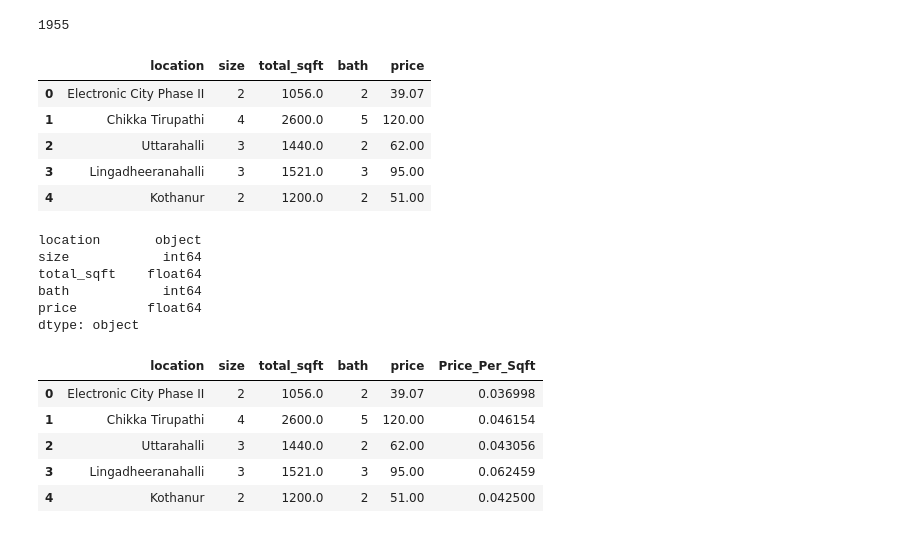
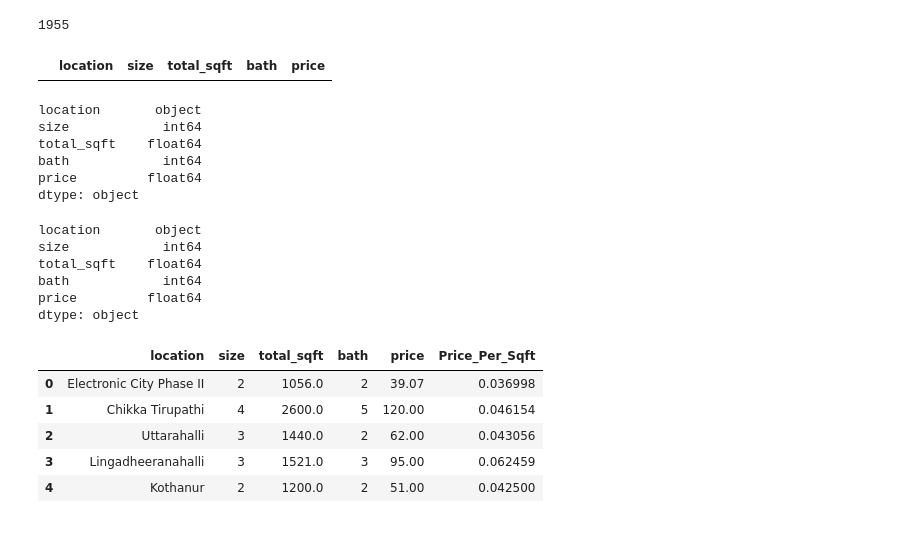
Before and after one commit to msiddhesh/A_Real_Estate_price_Prediction_Project, a Jupyter notebook: Project.ipynb, the cells around one changed output. Saved outputs shown, nothing was run; the diff lists cells and outputs as text; code cells hidden in the pictures.

Commit message:
Project code

```diff
--- a/Project.ipynb
+++ b/Project.ipynb
@@ -12,7 +13,7 @@ import matplotlib.pyplot as plt
 matplotlib.rcParams["figure.figsize"] = (20,10)
 # %%
 #Importing Required Dataset
-data = pd.read_csv("/home/sidd/cmi/my work/A_Real_Estate_price_Prediction_Project/bengaluru_house_prices.csv")
+data = pd.read_csv("/home/sidd/sidd/cmi/my work/A_Real_Estate_price_Prediction_Project/bengaluru_house_prices.csv")
 # %%
 #Data Head
 data.head()
@@ -170,4 +171,11 @@ data_1["bath"].unique()
 # %% [output]
 array([ 2,  5,  3,  4,  6,  1,  9,  8,  7, 11, 10, 14, 27, 12, 16, 40, 15,
        13, 18])
+# %%
+def is_float(x):
+    try:
+        float(x)
+    except:
+        return False
+    return True
 # %%
@@ -202,14 +219,9 @@ data_2 = data_1.copy()
 data_2.total_sqft = data_2.total_sqft.apply(convert_sqft_to_num)
 data_2 = data_2[data_2.total_sqft.notnull()]
 # %%
-data_2.head()
+data_2[~data_2['total_sqft'].apply(is_float)].head(10)
 # %% [output]
 |  | location | size | total_sqft | bath | price |
-| 0 | Electronic City Phase II | 2 | 1056.0 | 2 | 39.07 |
-| 1 | Chikka Tirupathi | 4 | 2600.0 | 5 | 120.00 |
-| 2 | Uttarahalli | 3 | 1440.0 | 2 | 62.00 |
-| 3 | Lingadheeranahalli | 3 | 1521.0 | 3 | 95.00 |
-| 4 | Kothanur | 2 | 1200.0 | 2 | 51.00 |
 # %%
 data_2.dtypes
 # %% [output]
@@ -221,6 +233,15 @@ price         float64
 dtype: object
 # %%
 data_3 = data_2.copy()
+# %%
+data_3.dtypes
+# %% [output]
+location       object
+size            int64
+total_sqft    float64
+bath            int64
+price         float64
+dtype: object
 # %%
 data_3 ["Price_Per_Sqft"] = data_3["price"] / data_3["total_sqft"]
 # %%
```
Also changed, not shown: parts of 64 cells of this notebook, 2 other files.
